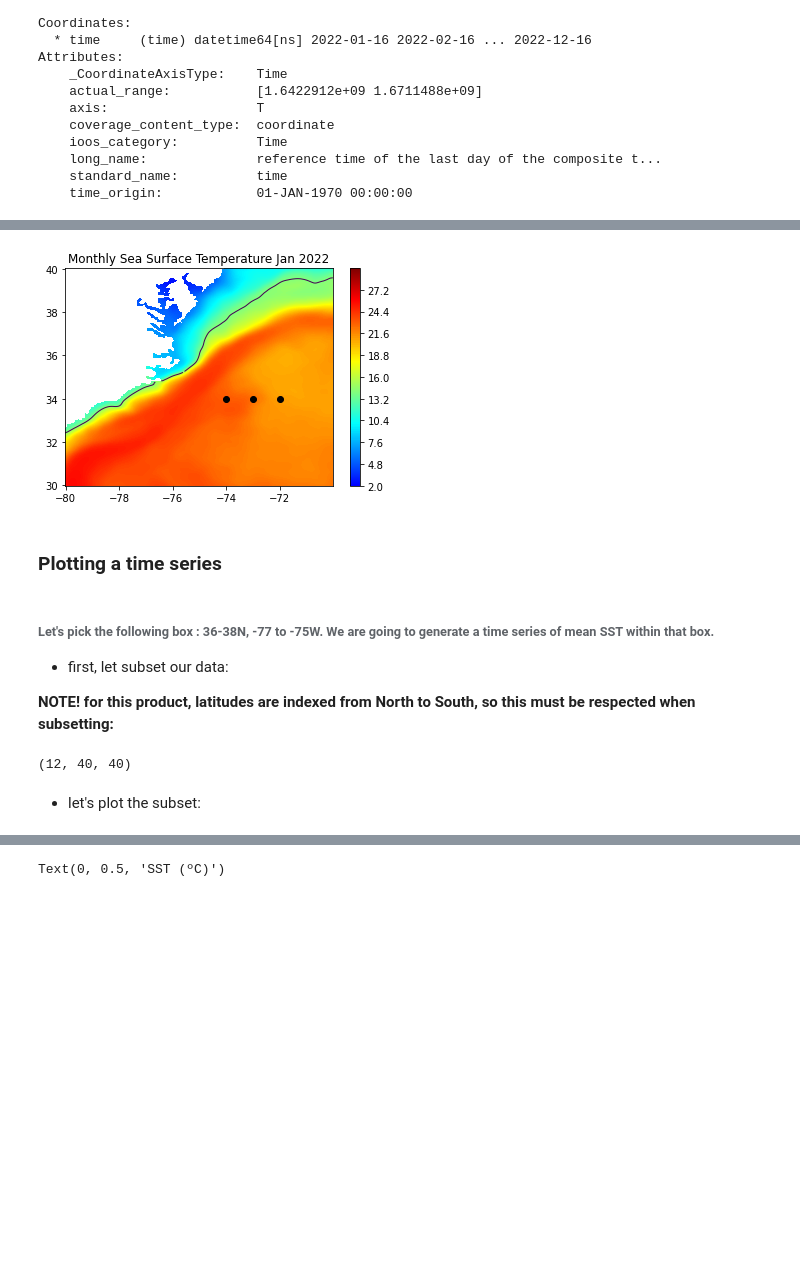
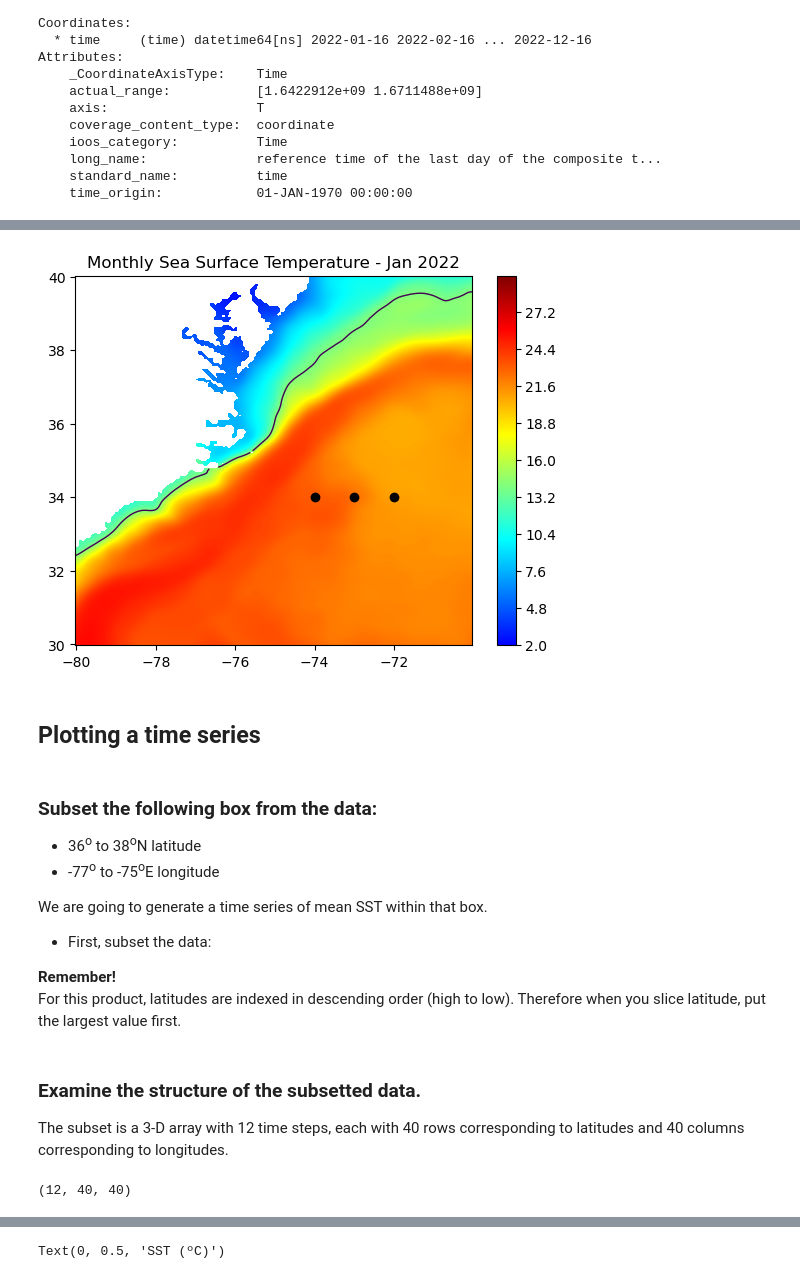
Before and after one commit to coastwatch-training/CoastWatch-Tutorials, a Jupyter notebook: Tutorial1-basics/Python/Tutorial1-basics.ipynb, the cells around one changed output, grey strips where cells are left out. Saved outputs shown, nothing was run; the diff lists cells and outputs as text; code cells hidden in the pictures; blank space fills up the shorter version.

```diff
--- a/Tutorial1-basics/Python/Tutorial1-basics.ipynb
+++ b/Tutorial1-basics/Python/Tutorial1-basics.ipynb
@@ -158,3 +173,4 @@ levs = np.arange(2, 30, 0.05)
 # %%
-jet=["blue", "#007FFF", "cyan","#7FFF7F", "yellow", "#FF7F00", "red", "#7F0000"]
+jet = ["blue", "#007FFF", "cyan", "#7FFF7F",
+       "yellow", "#FF7F00", "red", "#7F0000"]
 # %% [markdown]
@@ -166,22 +185,40 @@ cm = LinearSegmentedColormap.from_list('my_jet', jet, N=len(levs))
 # %%
-plt.contourf(ds.longitude, ds.latitude, ds.sea_surface_temperature[0,:,:], levs,cmap=cm)
-#plot the color scale
+plt.contourf(ds.longitude,
+             ds.latitude,
+             ds.sea_surface_temperature[0, :, :],
+             levs,
+             cmap=cm)
+
+# Plot the colorbar
 plt.colorbar()
-#example of how to add points to the map
-plt.scatter(range(-74,-71),np.repeat(34,3),c='black')
-#example of how to add a contour line
-plt.contour(ds.longitude, ds.latitude, ds.sea_surface_temperature[0,:,:],levels=[14],linewidths=1)
-#plot title
-plt.title("Monthly Sea Surface Temperature " + dates[0].strftime('%b %Y'))
+
+# Annotation: Example of how to add points to the map
+plt.scatter(range(-74, -71), np.repeat(34, 3), c='black')
+
+# Annotation: Example of how to add a contour line
+plt.contour(ds.longitude,
+            ds.latitude,
+            ds.sea_surface_temperature[0, :, :],
+            levels=[14],
+            linewidths=1)
+
+# Add a title
+plt.title("Monthly Sea Surface Temperature - "
+          + ds.time[0].dt.strftime('%b %Y').item())
 plt.show()
 # %% [output]
-[figure, old version]
+[figure, new version]
 # %% [markdown]
-### Plotting a time series
+## Plotting a time series
 # %% [markdown]
-###### Let's pick the following box : 36-38N, -77 to -75W. We are going to generate a time series of mean SST within that box.
+### Subset the following box from the data:
+* 36<sup>o</sup> to 38<sup>o</sup>N latitude
+* -77<sup>o</sup> to -75<sup>o</sup>E longitude
 
-- first, let subset our data:
+We are going to generate a time series of mean SST within that box.
 
-**NOTE! for this product, latitudes are indexed from North to South, so this must be respected when subsetting:**
+- First, subset the data:
+
+**Remember!**
+For this product, latitudes are indexed in descending order (high to low). Therefore when you slice latitude, put the largest value first.
 # %%
@@ -189,6 +226,7 @@ da=ds.sel(latitude=slice(38, 36), longitude=slice(-77,-75))
+# %% [markdown]
+### Examine the structure of the subsetted data.
+The subset is a 3-D array with 12 time steps, each with 40 rows corresponding to latitudes and 40 columns corresponding to longitudes.
 # %%
 da.sea_surface_temperature.shape
 # %% [output]
 (12, 40, 40)
-# %% [markdown]
-- let's plot the subset:
```
Also changed, not shown: parts of 47 cells of this notebook.
